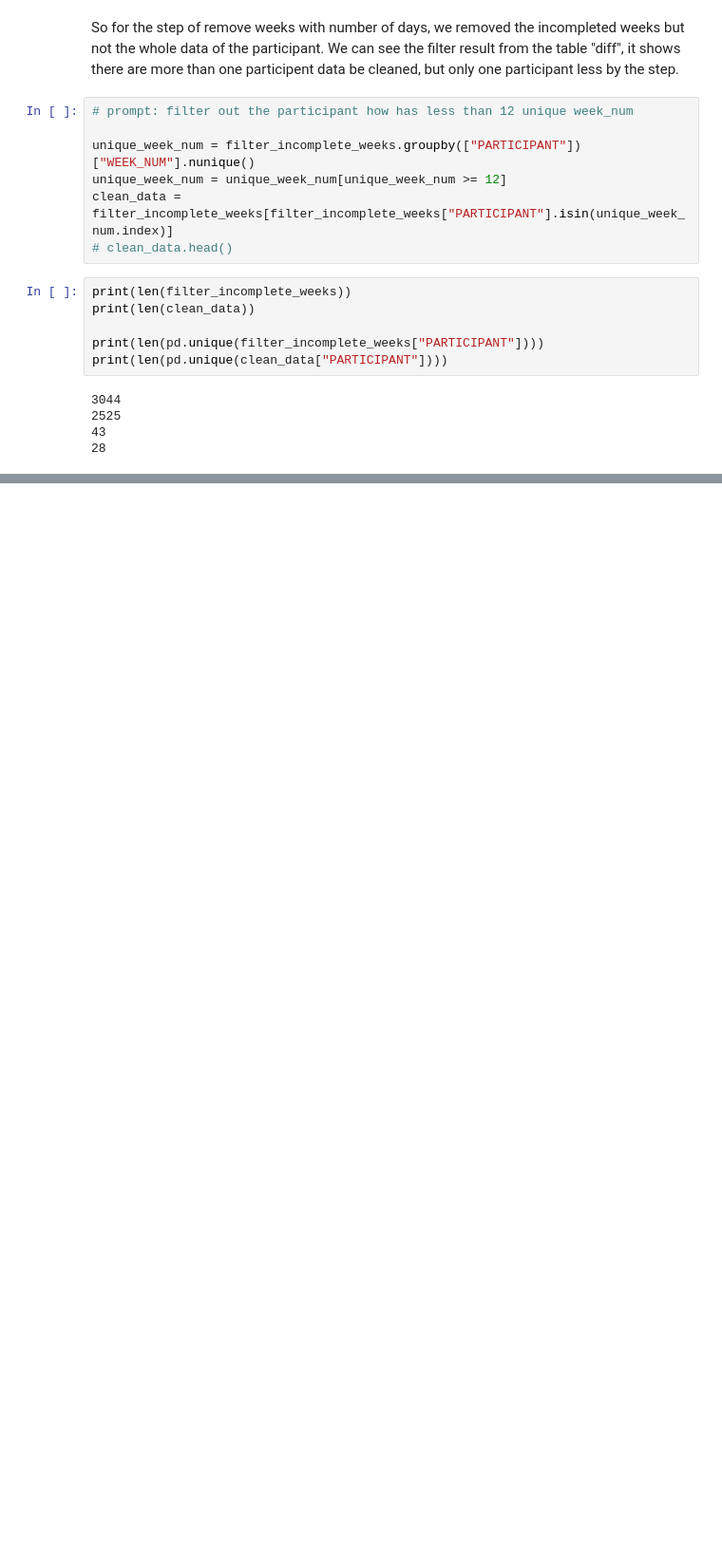
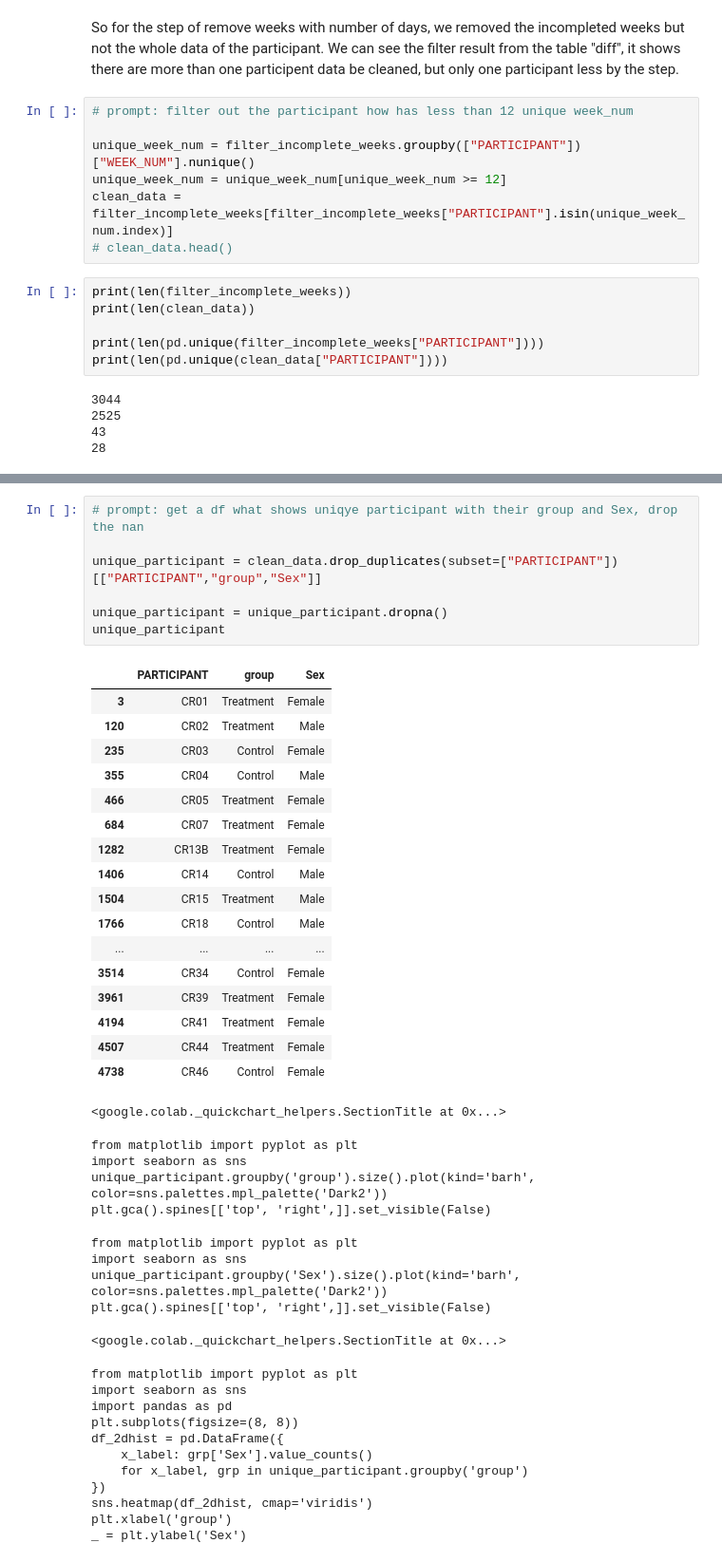
Before and after one commit to GraziPeregrino/Sedentarism-Inflluences-over-Sleep, a Jupyter notebook: 7200project_clean.ipynb, the cells around one changed output, grey strips where cells are left out. Shown at 95% size. Drawn from its saved outputs; the diff is of its cells as text; blank space fills up the shorter version.

```diff
--- a/7200project_clean.ipynb
+++ b/7200project_clean.ipynb
@@ -204,0 +211,46 @@ print(len(pd.unique(clean_data["PARTICIPANT"])))
+# %%
+# prompt: get a df what shows uniqye participant with their group and Sex, drop the nan
+
+unique_participant = clean_data.drop_duplicates(subset=["PARTICIPANT"])[["PARTICIPANT","group","Sex"]]
+
+unique_participant = unique_participant.dropna()
+unique_participant
+# %% [output]
+|  | PARTICIPANT | group | Sex |
+| 3 | CR01 | Treatment | Female |
+| 120 | CR02 | Treatment | Male |
+| 235 | CR03 | Control | Female |
+| 355 | CR04 | Control | Male |
+| 466 | CR05 | Treatment | Female |
+| 684 | CR07 | Treatment | Female |
+| 1282 | CR13B | Treatment | Female |
+| 1406 | CR14 | Control | Male |
+| 1504 | CR15 | Treatment | Male |
+| 1766 | CR18 | Control | Male |
+| ... | ... | ... | ... |
+| 3514 | CR34 | Control | Female |
+| 3961 | CR39 | Treatment | Female |
+| 4194 | CR41 | Treatment | Female |
+| 4507 | CR44 | Treatment | Female |
+| 4738 | CR46 | Control | Female |
+<google.colab._quickchart_helpers.SectionTitle at 0x...>
+from matplotlib import pyplot as plt
+import seaborn as sns
+unique_participant.groupby('group').size().plot(kind='barh', color=sns.palettes.mpl_palette('Dark2'))
+plt.gca().spines[['top', 'right',]].set_visible(False)
+from matplotlib import pyplot as plt
+import seaborn as sns
+unique_participant.groupby('Sex').size().plot(kind='barh', color=sns.palettes.mpl_palette('Dark2'))
+plt.gca().spines[['top', 'right',]].set_visible(False)
+<google.colab._quickchart_helpers.SectionTitle at 0x...>
+from matplotlib import pyplot as plt
+import seaborn as sns
+import pandas as pd
+plt.subplots(figsize=(8, 8))
+df_2dhist = pd.DataFrame({
+    x_label: grp['Sex'].value_counts()
+    for x_label, grp in unique_participant.groupby('group')
+})
+sns.heatmap(df_2dhist, cmap='viridis')
+plt.xlabel('group')
+_ = plt.ylabel('Sex')
```
Also changed, not shown: parts of 3 cells of this notebook.
